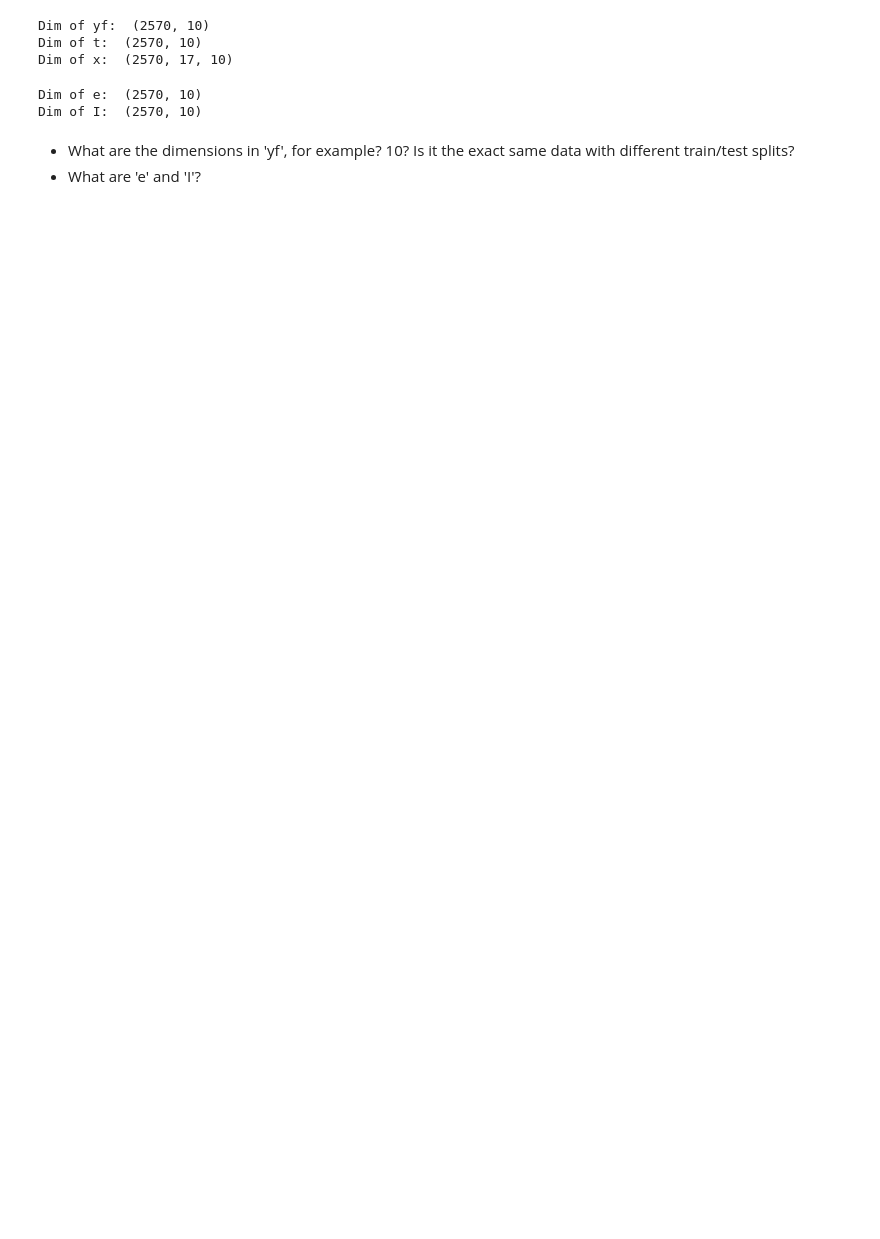
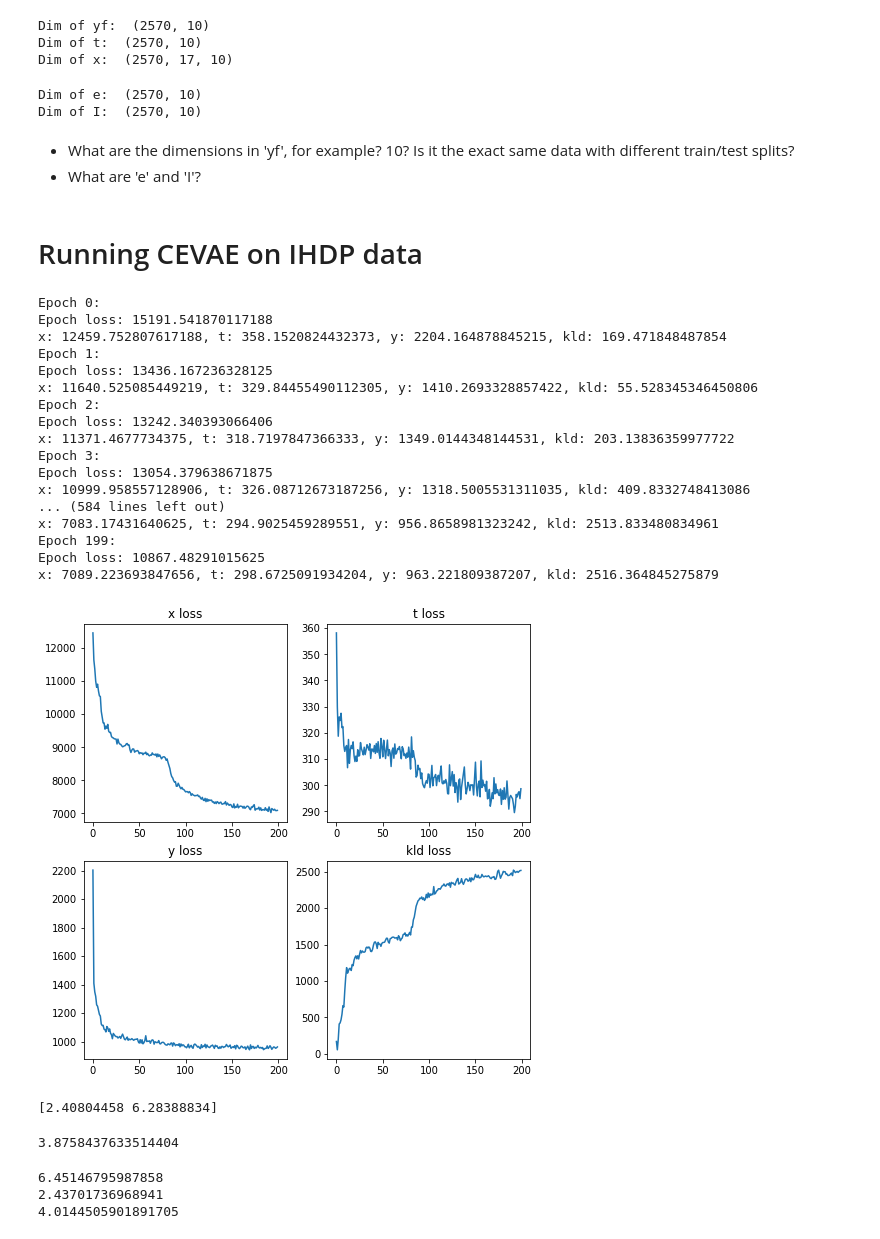
Before and after one commit to skwfz/cevae, a Jupyter notebook: RealDataTesting.ipynb, the cells around one changed output. Drawn from its saved outputs; the diff is of its cells as text; code cells hidden in the pictures; blank space fills up the shorter version.

```diff
--- a/RealDataTesting.ipynb
+++ b/RealDataTesting.ipynb
@@ -46,0 +56,16 @@ array([ 1.39739503, -0.27785563, -0.35351211, -1.58563195, -0.34486565,
+# %%
+import copy
+def transform_x_data(x_data):
+    new_x_data = copy.deepcopy(x_data)
+    #Transform the 4th variable into a categorical variable
+    vals_4th_var = np.unique(x_data[:,3,:])
+    val_to_idx = dict(zip(vals_4th_var, range(len(vals_4th_var))))
+    vfunc = np.vectorize(lambda x: val_to_idx[x])
+    new_x_data[:,3,:] = vfunc(new_x_data[:,3,:])
+
+    #Transform 14th variable to regular {0,1} representation
+    new_x_data[:,13,:] = new_x_data[:,13,:]-1
+
+    return new_x_data
+
+ihdp_x_train = transform_x_data(ihdp_train['x'])
@@ -85,3 +151,7 @@ jobs_train.__dict__
  'zip': <zipfile.ZipFile file=<_io.BufferedReader name='data/Jobs/jobs_DW_bin.new.10.train.npz'> mode='r'>,
  'f': <numpy.lib.npyio.BagObj at 0x...>,
  'fid': <_io.BufferedReader name='data/Jobs/jobs_DW_bin.new.10.train.npz'>}
+# %%
+jobs_train['x']
+for i in range(17):
+    print(jobs_train['x'][:5,i,:])
@@ -102,3 +190,63 @@ Dim of I:  (2570, 10)
 # %% [markdown]
 - What are the dimensions in 'yf', for example? 10? Is it the exact same data with different train/test splits?
 - What are 'e' and 'I'?
+# %% [markdown]
+# Running CEVAE on IHDP data
+# %%
+df = pd.DataFrame(np.concatenate([ihdp_x_train[:,:,0], ihdp_train['t'][:,0][:,None], ihdp_train['yf'][:,0][:,None]],1),
+                 columns = ["x"+str(i) for i in range(ihdp_x_train.shape[1])] + ["t", "y"])
+dataset = CEVAEDataset(df)
+dataloader = DataLoader(dataset, shuffle=True, batch_size=32)
+# %%
+device='cpu'
+plot_curves=False
+print_logs=True
+num_epochs=200
+lr_start=0.01
+lr_end=0.0005
+x_dim=ihdp_x_train.shape[1]
+z_dim=10
+x_mode=[0]*3+[4]+[0]*2+[2]*(x_dim-6)
+# %%
+model, losses = train_model(device, plot_curves, print_logs,
+              dataloader, num_epochs, lr_start, lr_end, x_dim, z_dim,
+              p_y_zt_nn_layers=3, p_y_zt_nn_width=30,
+              p_t_z_nn_layers=3, p_t_z_nn_width=30,
+              p_x_z_nn_layers=3, p_x_z_nn_width=30,
+              q_z_nn_layers=3, q_z_nn_width=30,
+              t_mode=2, y_mode=0, x_mode=x_mode, ty_separate_enc=False)
+# %% [output]
+Epoch 0:
+Epoch loss: 15191.541870117188
+x: 12459.752807617188, t: 358.1520824432373, y: 2204.164878845215, kld: 169.471848487854
+Epoch 1:
+Epoch loss: 13436.167236328125
+x: 11640.525085449219, t: 329.84455490112305, y: 1410.2693328857422, kld: 55.528345346450806
+Epoch 2:
+Epoch loss: 13242.340393066406
+x: 11371.4677734375, t: 318.7197847366333, y: 1349.0144348144531, kld: 203.13836359977722
+Epoch 3:
+Epoch loss: 13054.379638671875
+x: 10999.958557128906, t: 326.08712673187256, y: 1318.5005531311035, kld: 409.8332748413086
+... (584 lines left out)
+x: 7083.17431640625, t: 294.9025459289551, y: 956.8658981323242, kld: 2513.833480834961
+Epoch 199:
+Epoch loss: 10867.48291015625
+x: 7089.223693847656, t: 298.6725091934204, y: 963.221809387207, kld: 2516.364845275879
+[figure, added]
+# %%
+Ey_dot = estimate_model_py_dot(model,n=10000)
+print(Ey_dot)
+Ey_dot[1] - Ey_dot[0]
+# %% [output]
+[2.40804458 6.28388834]
+3.8758437633514404
+# %%
+#True values ~ sort of?
+print(ihdp_train['mu1'][:,0].mean())
+print(ihdp_train['mu0'][:,0].mean())
+print(ihdp_train['mu1'][:,0].mean() - ihdp_train['mu0'][:,0].mean())
+# %% [output]
+6.45146795987858
+2.43701736968941
+4.0144505901891705
```
Also changed, not shown: parts of 13 cells of this notebook, 11 other files.
